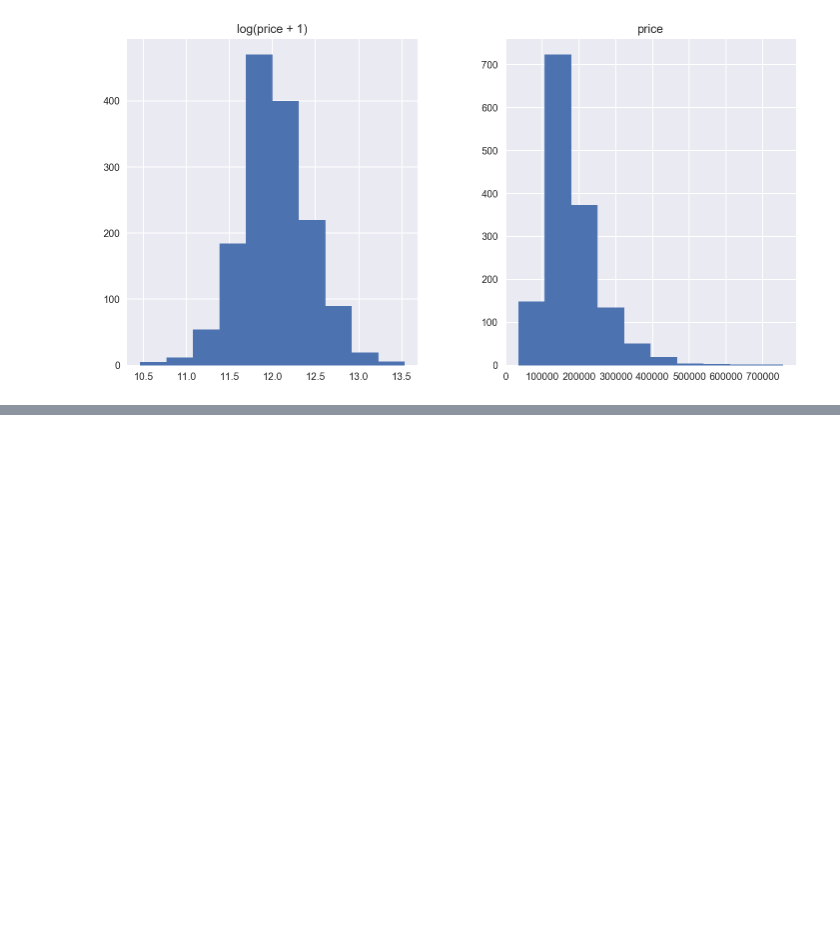
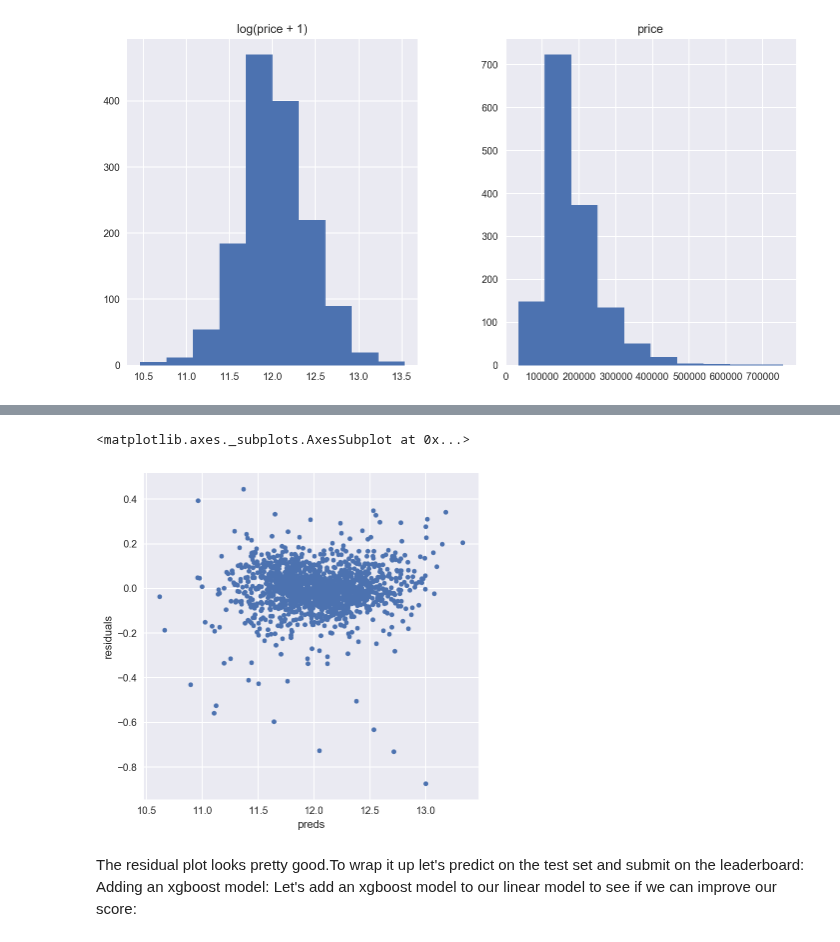
Before and after one commit to Ada520/DSLab, a Jupyter notebook: Lab3/Lab3.ipynb, the cells around one changed output, grey strips where cells are left out. Cells and saved outputs as stored; diff of their text form; code cells hidden in the pictures; blank space fills up the shorter version.

```diff
--- a/Lab3/Lab3.ipynb
+++ b/Lab3/Lab3.ipynb
@@ -222,0 +311,14 @@ array([[<matplotlib.axes._subplots.AxesSubplot object at 0x...>,
+# %%
+#let's look at the residuals as well:
+matplotlib.rcParams['figure.figsize'] = (6.0, 6.0)
+
+preds = pd.DataFrame({"preds":model_lasso.predict(X_train), "true":y})
+preds["residuals"] = preds["true"] - preds["preds"]
+preds.plot(x = "preds", y = "residuals",kind = "scatter")
+# %% [output]
+<matplotlib.axes._subplots.AxesSubplot at 0x...>
+[figure, added]
+# %% [markdown]
+The residual plot looks pretty good.To wrap it up let's predict on the test set and submit on the leaderboard:
+Adding an xgboost model:
+Let's add an xgboost model to our linear model to see if we can improve our score:
```
Also changed, not shown: parts of 35 cells of this notebook.
